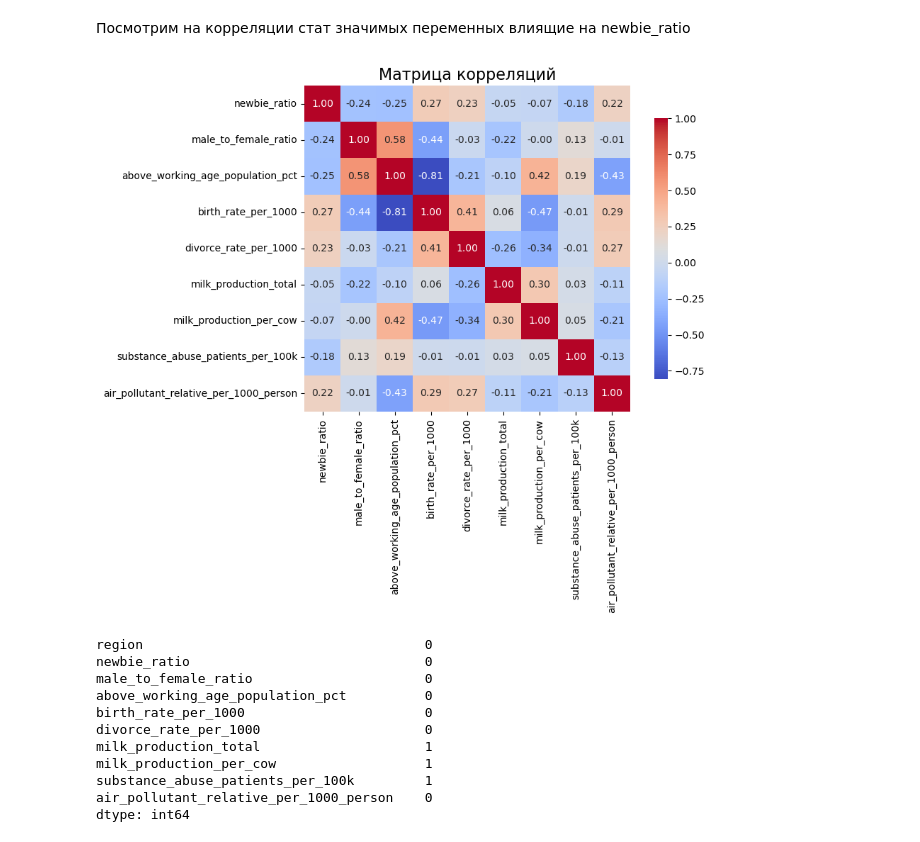
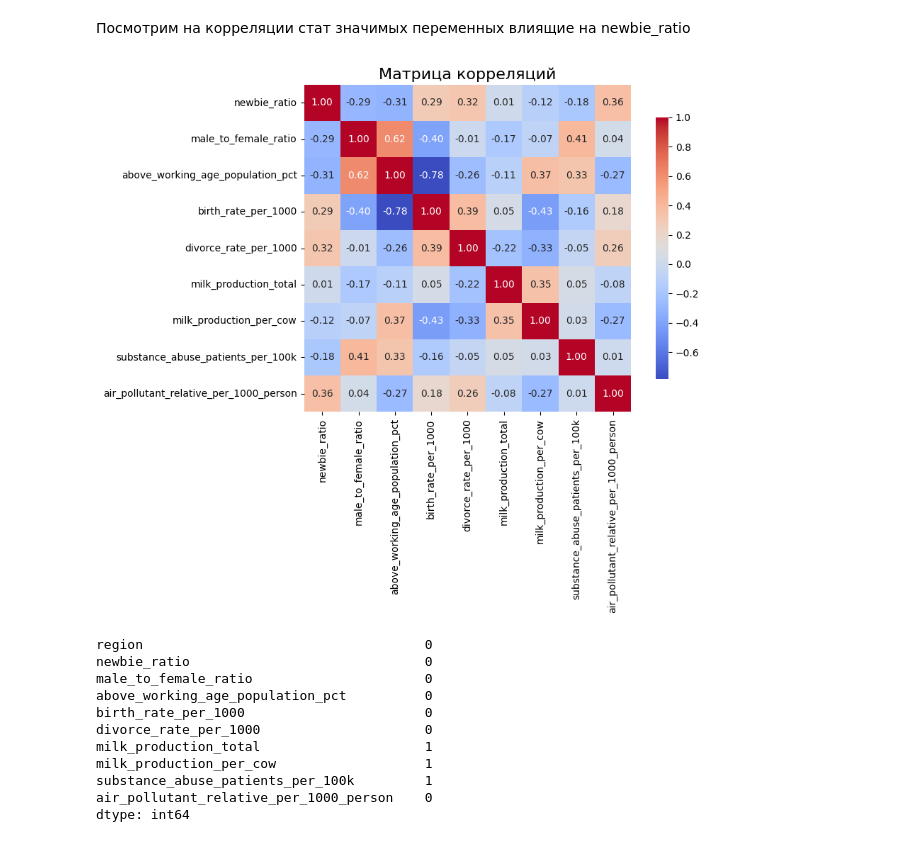
Before and after one commit to Alex12345432141242/abort-404, a Jupyter notebook: 5-verst.ipynb, the cells around one changed output. Saved outputs shown, nothing was run; the diff lists cells and outputs as text; code cells hidden in the pictures.

```diff
--- a/5-verst.ipynb
+++ b/5-verst.ipynb
@@ -128,19 +128,19 @@ Index(['region', 'newbie_ratio', 'male_to_female_ratio',
 # %%
 reg_numeric = reg.drop(columns=['region'])
 
 # Расчет матрицы корреляций
-correlation_matrix = reg_numeric.corr()
+correlation_matrix = reg_numeric.corr(method='spearman')
 
 # Настройки визуализации
 plt.figure(figsize=(10, 8))  # Установка размера графика
 sns.heatmap(correlation_matrix, annot=True, fmt=".2f", cmap='coolwarm', square=True, cbar_kws={"shrink": .8})
 
 # Добавление заголовка
 plt.title('Матрица корреляций', fontsize=16)
 plt.tight_layout()  # Уплотняем график
 plt.show()
 # %% [output]
-[figure, old version]
+[figure, new version]
 # %%
 reg.isnull().sum()
 # %% [output]
```
Also changed, not shown: parts of 2 cells of this notebook.
